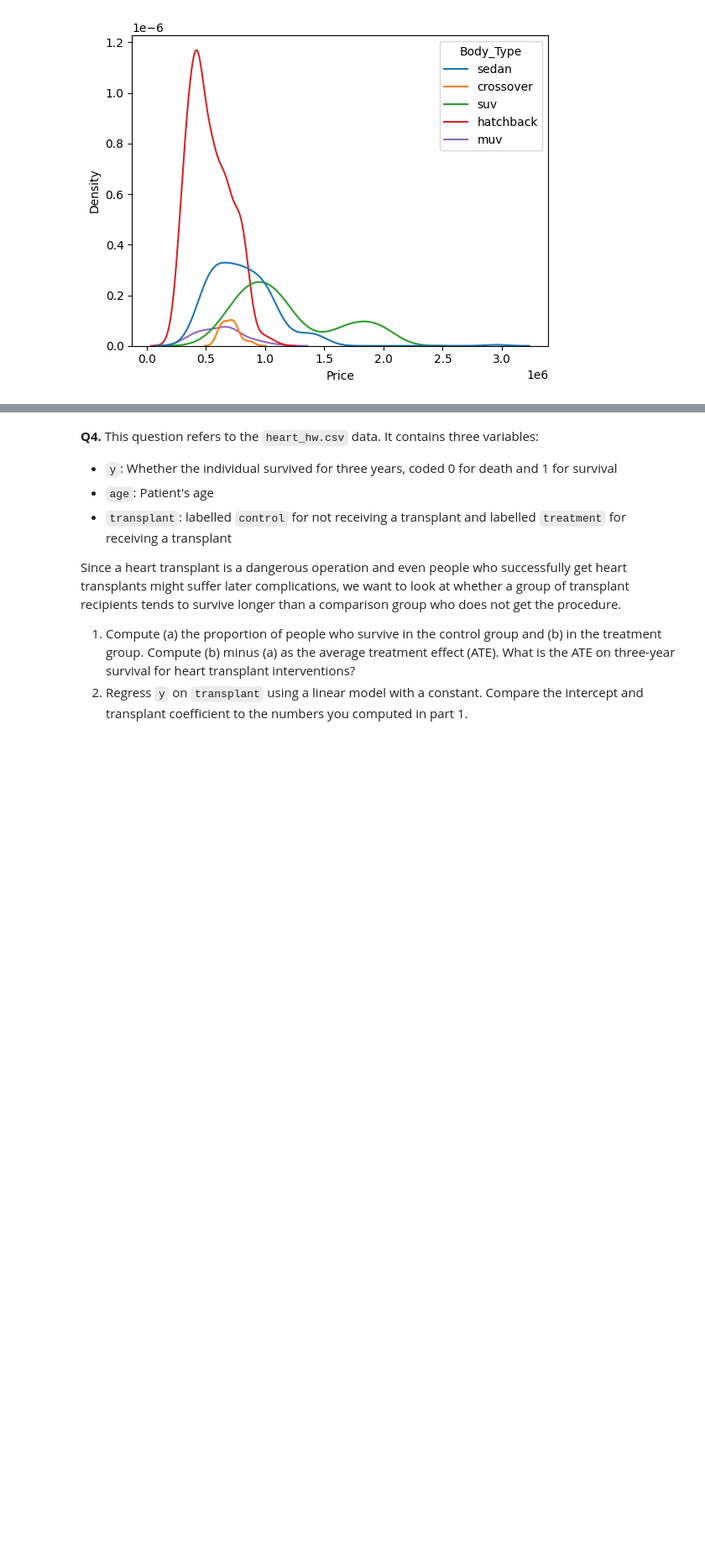
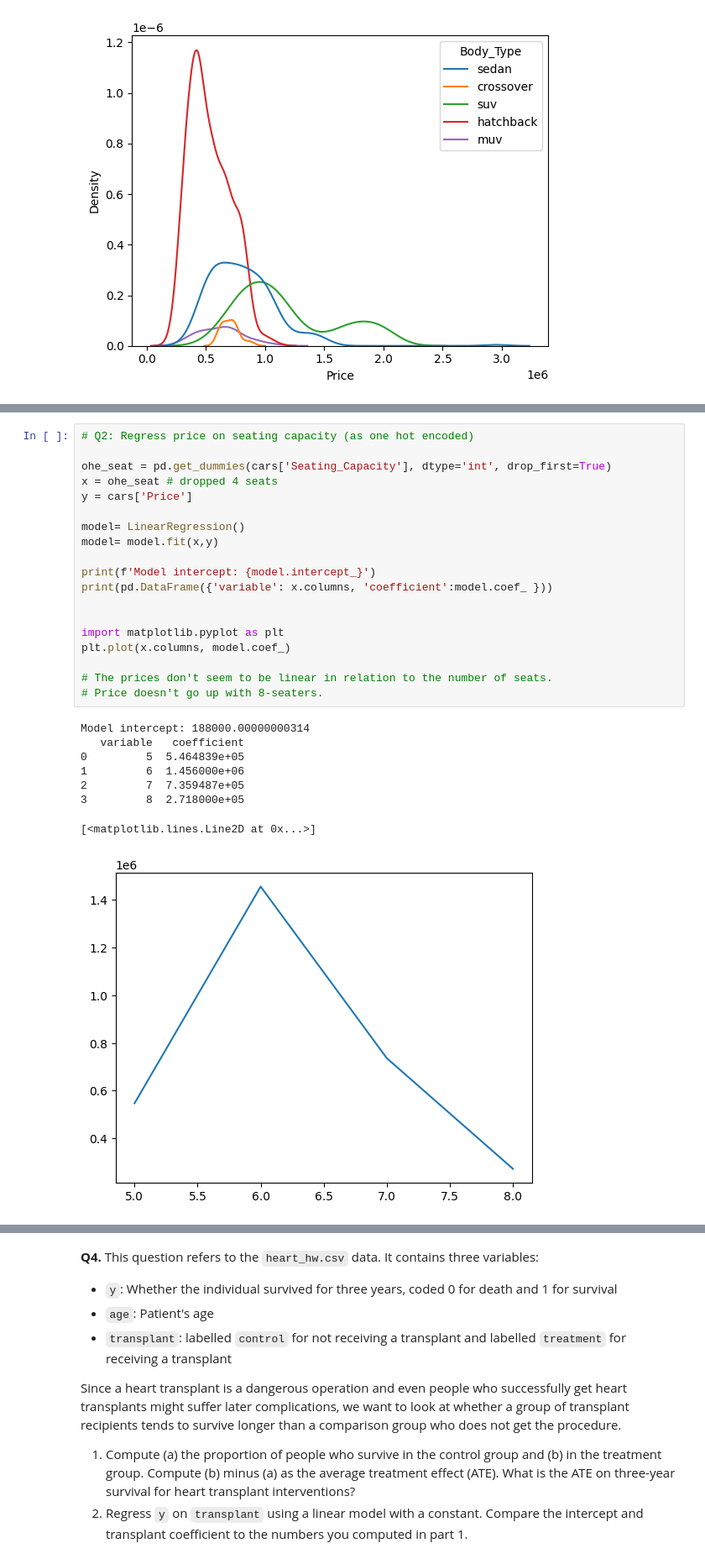
Before and after one commit to AngelikaBaloy/undergrad_ml_assignments, a Jupyter notebook: 03_assignment_linear_models.ipynb, the cells around one changed output, grey strips where cells are left out. Shown at 84% size. Cells and saved outputs as stored; diff of their text form; blank space fills up the shorter version.

```diff
--- a/03_assignment_linear_models.ipynb
+++ b/03_assignment_linear_models.ipynb
@@ -300,0 +325,28 @@ suv        1491250.0  2100000.0
+# %%
+# Q2: Regress price on seating capacity (as one hot encoded)
+
+ohe_seat = pd.get_dummies(cars['Seating_Capacity'], dtype='int', drop_first=True)
+x = ohe_seat # dropped 4 seats
+y = cars['Price']
+
+model= LinearRegression()
+model= model.fit(x,y)
+
+print(f'Model intercept: {model.intercept_}')
+print(pd.DataFrame({'variable': x.columns, 'coefficient':model.coef_ }))
+
+
+import matplotlib.pyplot as plt
+plt.plot(x.columns, model.coef_)
+
+# The prices don't seem to be linear in relation to the number of seats.
+# Price doesn't go up with 8-seaters.
+# %% [output]
+Model intercept: 188000.00000000314
+   variable   coefficient
+0         5  5.464839e+05
+1         6  1.456000e+06
+2         7  7.359487e+05
+3         8  2.718000e+05
+[<matplotlib.lines.Line2D at 0x...>]
+[figure, added]
```
Also changed, not shown: parts of 15 cells of this notebook.
